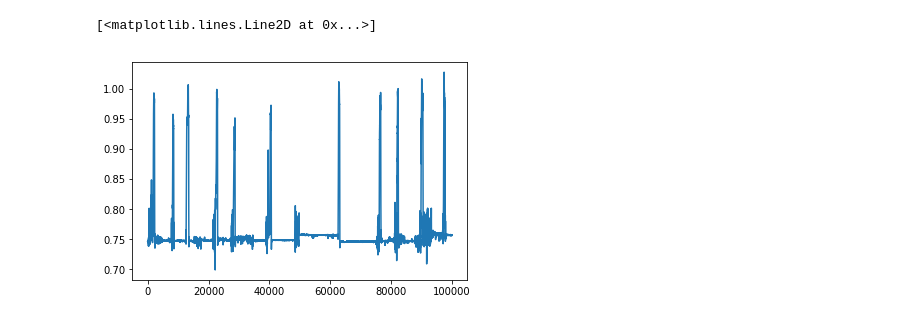
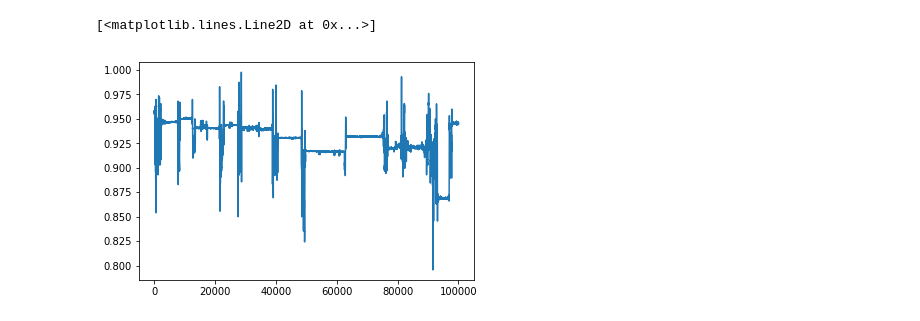
Before and after one commit to travers-rhodes/analyze_motion_data, a Jupyter notebook: AutoregressiveSpoonDataZComponent.ipynb, the cells around one changed output. Drawn from its saved outputs; the diff is of its cells as text; code cells hidden in the pictures.

```diff
--- a/AutoregressiveSpoonDataZComponent.ipynb
+++ b/AutoregressiveSpoonDataZComponent.ipynb
@@ -18,13 +14,13 @@ with open("pose_data_1.txt", "w+") as f:
     bag.close()
 # %%
 import numpy as np
-z = np.loadtxt('pose_data_1.txt', delimiter=',')
+all_data = np.loadtxt('pose_data_all_1.txt', delimiter=',')
 # %%
 import matplotlib.pyplot as plt
-plt.plot(z)
+plt.plot(all_data[:,1])
 # %% [output]
 [<matplotlib.lines.Line2D at 0x...>]
-[figure, old version]
+[figure, new version]
 # %%
 from hmmlearn import hmm
 np.random.seed(42)
```
Also changed, not shown: parts of 9 cells of this notebook.
